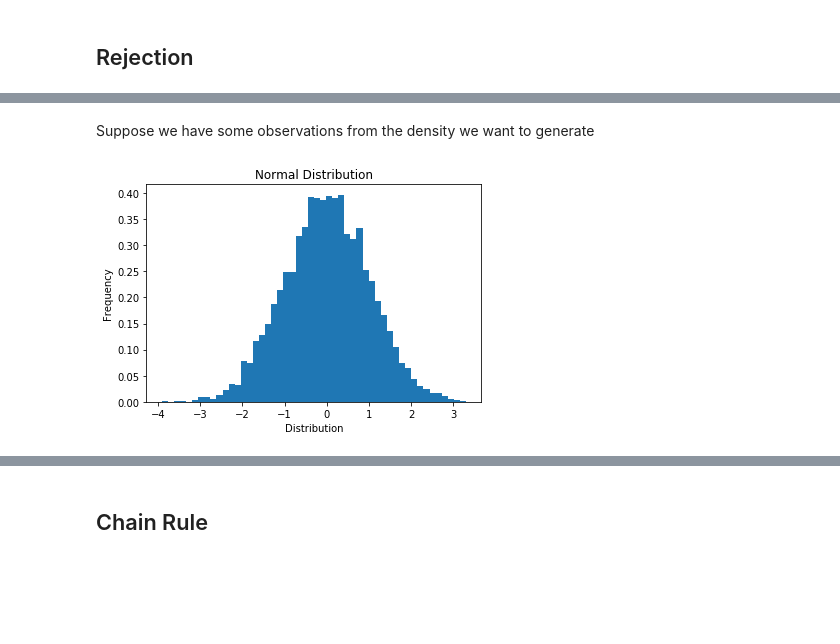
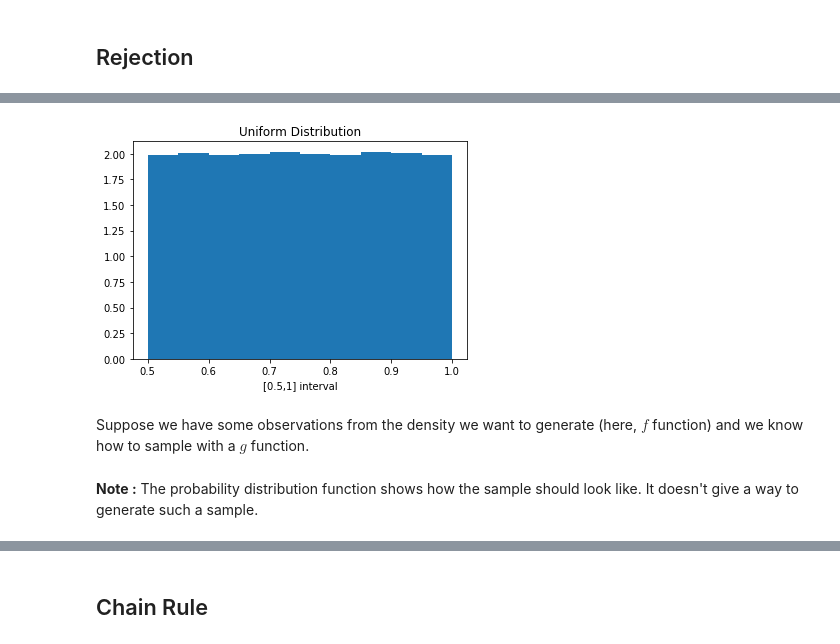
Before and after one commit to Tuxae/Monte-Carlo, a Jupyter notebook: 01-Simulation of Non-Uniform distribution.ipynb, the cells around one changed output, grey strips where cells are left out. Drawn from its saved outputs; the diff is of its cells as text; code cells hidden in the pictures; blank space fills up the shorter version.

```diff
--- a/01-Simulation of Non-Uniform distribution.ipynb
+++ b/01-Simulation of Non-Uniform distribution.ipynb
@@ -34,14 +46,15 @@ plt.hist(Y, bins=50);
+# %%
+V = U[U>0.5]
+
+plt.title("Uniform Distribution")
+plt.xlabel("[0.5,1] interval")
+plt.hist(V,density=True);
+# %% [output]
+[figure, added]
 # %% [markdown]
-Suppose we have some observations from the density we want to generate
+Suppose we have some observations from the density we want to generate (here, $f$ function) and we know how to sample with a $g$ function.
-# %%
-X = np.random.normal(size=size)
-
-plt.title("Normal Distribution")
-plt.ylabel("Frequency")
-plt.xlabel("Distribution")
-plt.hist(X, density=True, bins=50);
-# %% [output]
-[figure, removed]
+# %% [markdown]
+**Note :** The probability distribution function shows how the sample should look like. It doesn't give a way to generate such a sample.
 # %%
 def f(x):
     """
```
Also changed, not shown: parts of 18 cells of this notebook, 1 other file.
